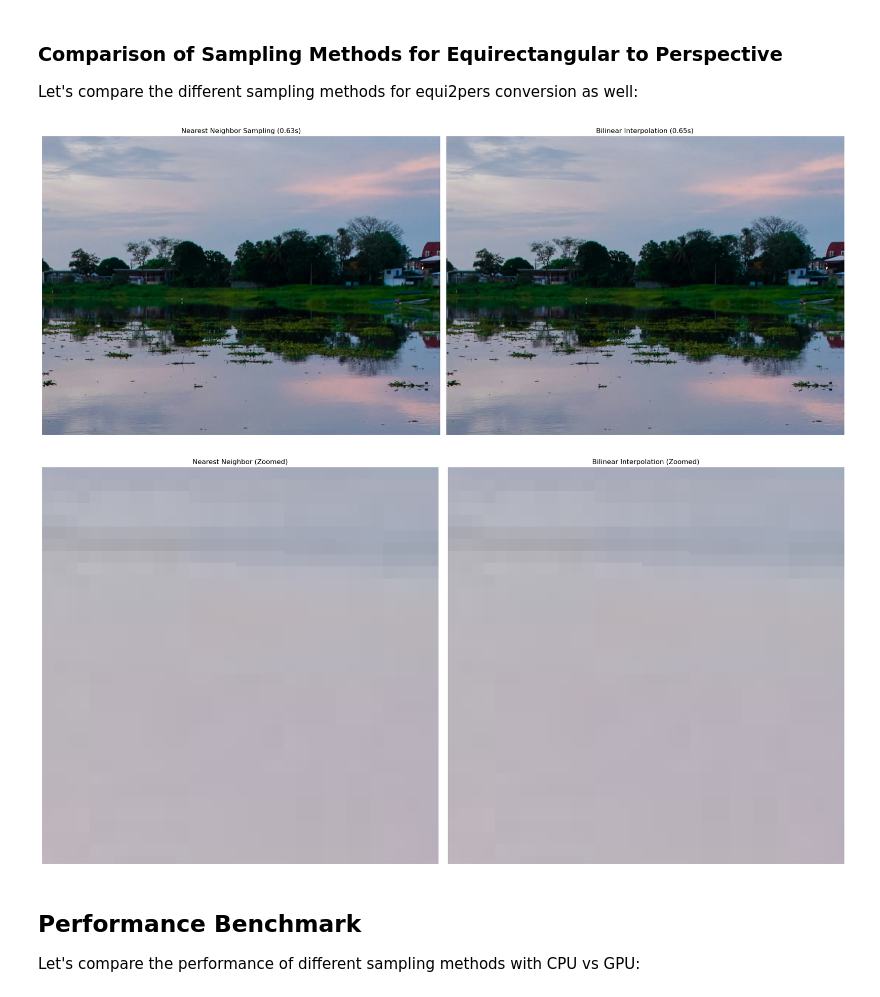
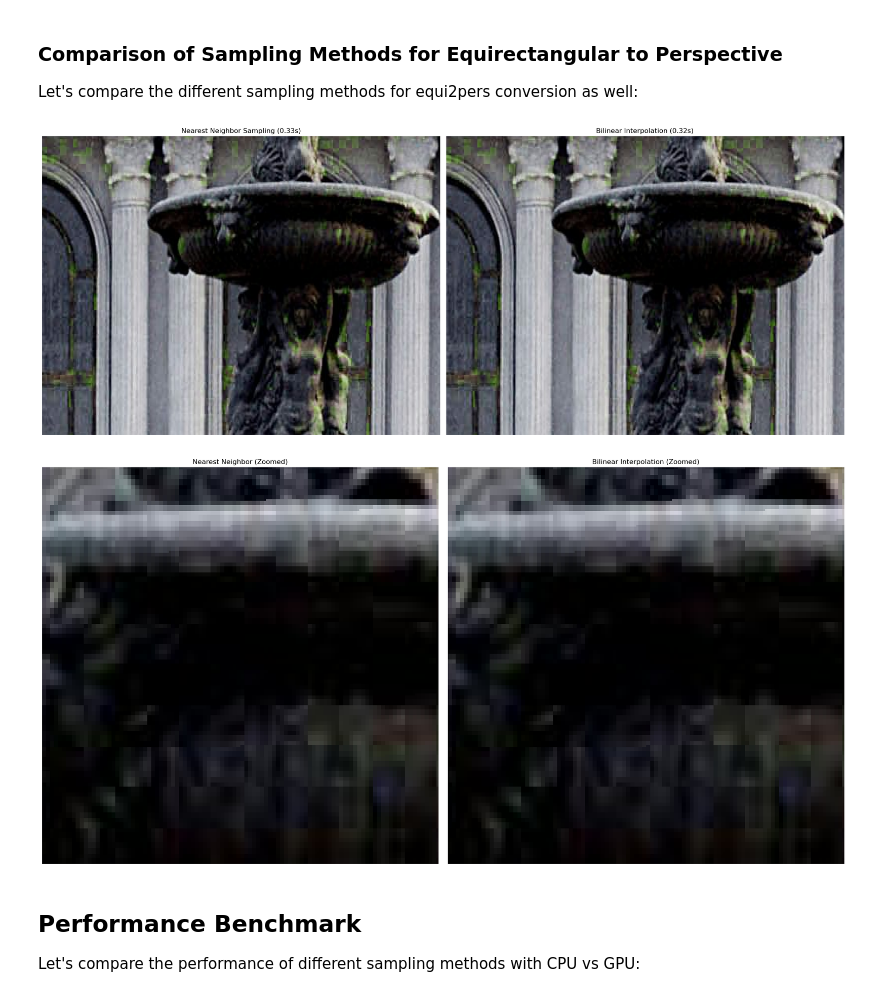
Before and after one commit to MikkelKappelPersson/EquiForge, a Jupyter notebook: Notebook_Dev.ipynb, the cells around one changed output. Drawn from its saved outputs; the diff is of its cells as text; code cells hidden in the pictures.

```diff
--- a/Notebook_Dev.ipynb
+++ b/Notebook_Dev.ipynb
@@ -187,24 +187,27 @@ plt.show()
 
 Let's compare the different sampling methods for equi2pers conversion as well:
 # %%
+equi_in = "Images/equi_2.jpg"
+
 # Convert using nearest neighbor sampling
+
 start_time = time.time()
 pers_nearest = equi2pers(
     equi_in,
-    output_width=1024*2,
-    output_height=768*2,
+    output_width=1024,
+    output_height=768,
     fov_x=20.0,
     sampling_method="nearest",
     log_level="SILENT"
 )
 nearest_time = time.time() - start_time
 
-# Convert using bilinear sampling
+# Convert using bilinear sampling (default)
 start_time = time.time()
 pers_bilinear = equi2pers(
     equi_in,
-    output_width=1024*2,
-    output_height=768*2,
+    output_width=1024,
+    output_height=768,
     fov_x=20.0,
     sampling_method="bilinear",
     log_level="SILENT"
@@ -213,37 +216,37 @@ bilinear_time = time.time() - start_time
 
 # Display comparison
 fig, axes = plt.subplots(1, 2, figsize=(20, 10))
 
 axes[0].imshow(pers_nearest)
 axes[0].set_title(f"Nearest Neighbor Sampling ({nearest_time:.2f}s)")
 axes[0].axis('off')
 
 axes[1].imshow(pers_bilinear)
 axes[1].set_title(f"Bilinear Interpolation ({bilinear_time:.2f}s)")
 axes[1].axis('off')
 
 plt.tight_layout()
 plt.show()
 
 # Show zoomed in comparison of a section to better see the differences
-y_start, x_start = 200, 500
-crop_size = 100
+y_start, x_start = 100, 500
+crop_size = 200
 
 fig, axes = plt.subplots(1, 2, figsize=(20, 10))
 
 axes[0].imshow(pers_nearest[y_start:y_start+crop_size, x_start:x_start+crop_size])
 axes[0].set_title("Nearest Neighbor (Zoomed)")
 axes[0].axis('off')
 
 axes[1].imshow(pers_bilinear[y_start:y_start+crop_size, x_start:x_start+crop_size])
 axes[1].set_title("Bilinear Interpolation (Zoomed)")
 axes[1].axis('off')
 
 plt.tight_layout()
 plt.show()
 # %% [output]
-[figure, old version]
+[figure, new version]
-[figure, old version]
+[figure, new version]
 # %% [markdown]
 ## Performance Benchmark
 
```
Also changed, not shown: parts of 4 cells of this notebook, 2 other files.
